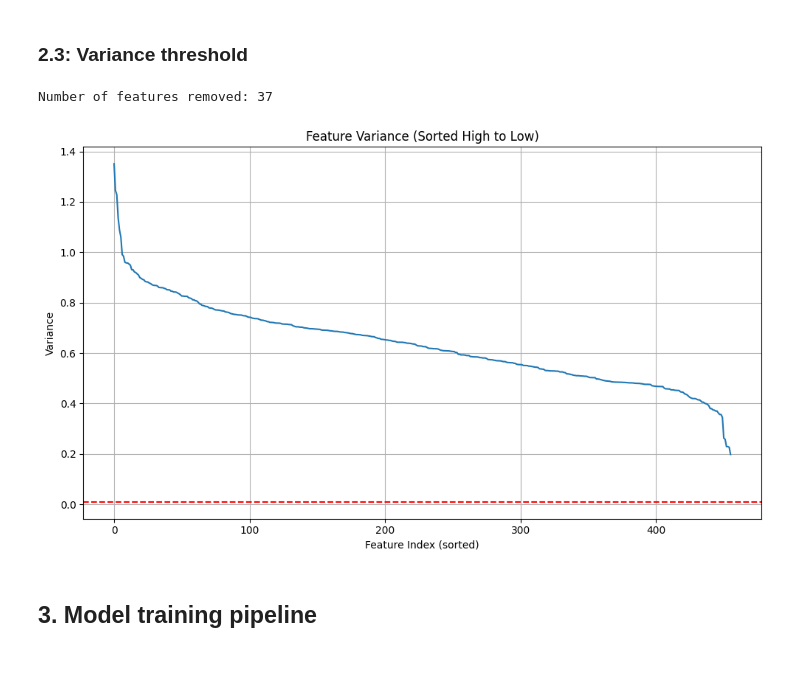
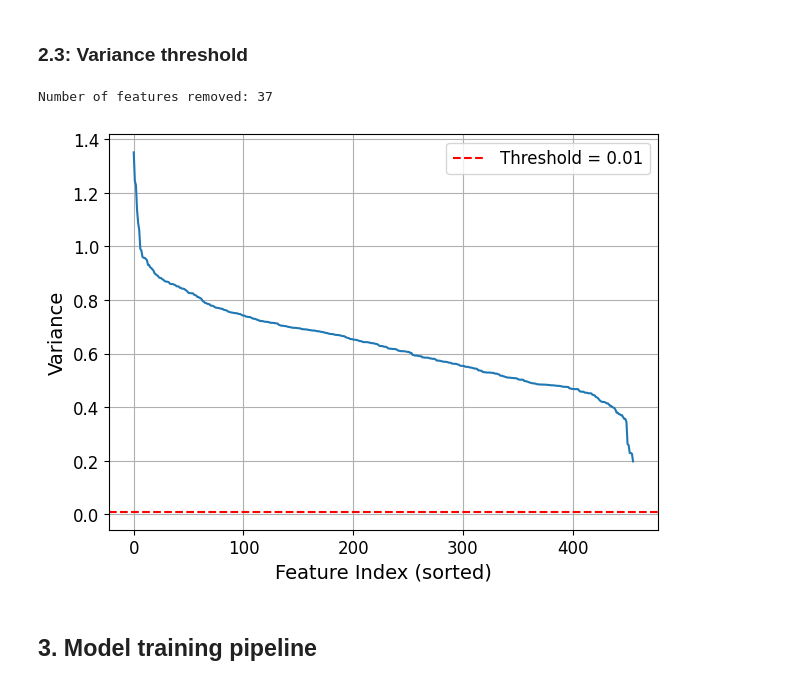
Before and after one commit to Roberto-TM/TM10007_ML_Project_group3, a Jupyter notebook: assignment.ipynb, the cells around one changed output. Cells and saved outputs as stored; diff of their text form; code cells hidden in the pictures.

```diff
--- a/assignment.ipynb
+++ b/assignment.ipynb
@@ -222,40 +230,45 @@ plt.show()  # Display the plot.
 # %%
 # Setting threshold
 var_threshold = 0.01  # Set the minimum variance threshold for feature selection
 selector = VarianceThreshold(threshold=var_threshold)  # Create a VarianceThreshold object from scikit-learn with the specified threshold, used to perform the feature selection
 
 # Applying the threshold
 X_train_reduced = selector.fit_transform(X_scaled)  # Apply variance thresholding to the scaled training data. Calculates variance of features and removes if below threshold.
 X_test_reduced = selector.transform(X_test)  # Apply the same transformation to the test data. Remove same features in test set to prevent data leakage.
 
 # Get selected features
 selected_features = X.columns[selector.get_support()] # Get the names of the selected features
 
 # Creating DataFrames with Selected Features
 X_train_reduced_df = pd.DataFrame(X_train_reduced, columns=selected_features)  # Create a DataFrame for the reduced training data with selected features
 X_test_reduced_df = pd.DataFrame(X_test_reduced, columns=selected_features)  # Create a DataFrame for the reduced test data with selected features
 
 # Displaying Results
 n_selected_features = X_train_reduced_df.shape[1]  # Get the number of selected features [1]=columns
 n_removed_features = n_features - n_selected_features  # Calculate the number of removed features
 print(f"Number of features removed: {n_removed_features}")  # Print the number of removed features
 
 variances = X_train_reduced_df.var()  # Calculate the variances of the selected features
 variances_sorted = variances.sort_values(ascending=False)  # Sort the variances in descending order
 
 # Plot the variances
-plt.figure(figsize=(10, 6))  # Set the figure size
-plt.plot(variances_sorted.values)  # Plot the sorted variances
-plt.axhline(y=var_threshold, color='red', linestyle='--')  # Add a horizontal line representing the variance threshold
-plt.ylabel('Variance')  # Label the y-axis
-plt.xlabel('Feature Index (sorted)')  # Label the x-axis
-plt.title('Feature Variance (Sorted High to Low)')  # Set the plot title
-plt.grid(True)  # Add a grid to the plot
-plt.tight_layout()  # Adjust the layout to prevent overlapping
-plt.show()  # Display the plot
+plt.figure()  # Create a figure for the plot with specific dimensions
+plt.plot(variances_sorted.values)
+
+# Set larger font sizes
+plt.ylabel('Variance', fontsize=14)
+plt.xlabel('Feature Index (sorted)', fontsize=14)
+# plt.title('Feature Variance (Sorted High to Low)', fontsize=16)
+plt.xticks(fontsize=12)
+plt.yticks(fontsize=12)
+plt.axhline(y=var_threshold, color='red', linestyle='--',label=f'Threshold = {var_threshold}')
+plt.legend(fontsize=12)
+plt.grid(True)
+plt.tight_layout()
+plt.show()
 # %% [output]
 Number of features removed: 37
-[figure, old version]
+[figure, new version]
 # %% [markdown]
 ## 3. Model training pipeline
 # %% [markdown]
```
Also changed, not shown: parts of 2 cells of this notebook.
